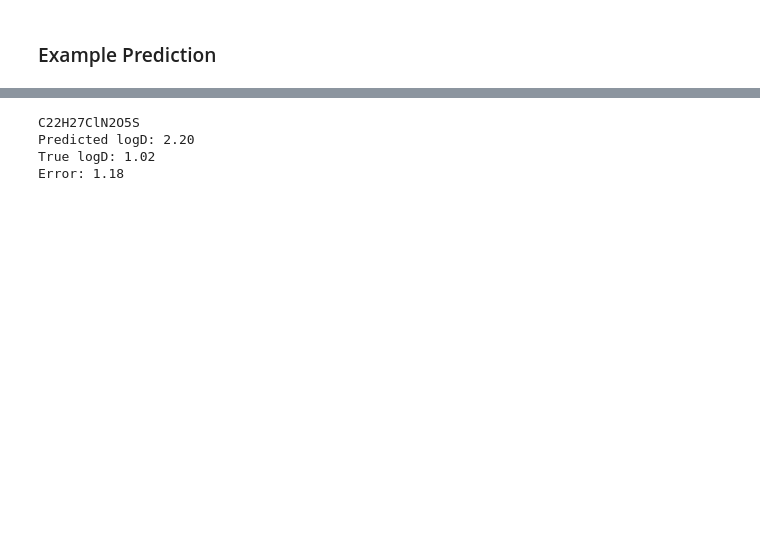
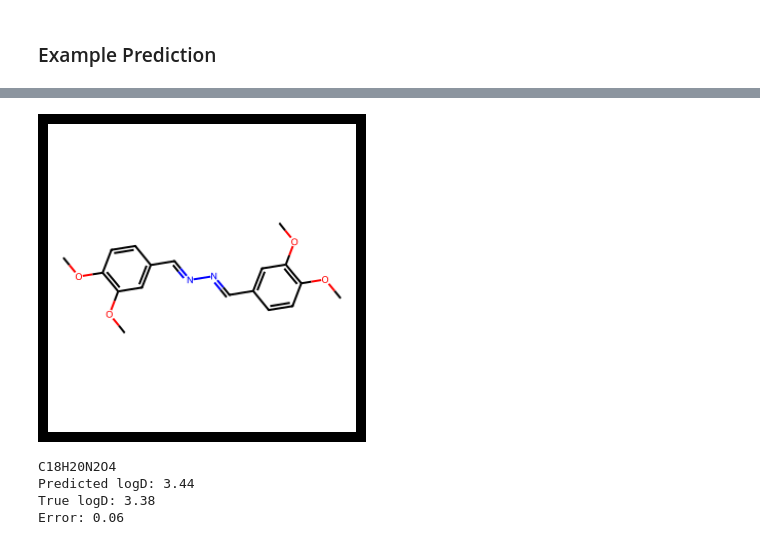
Before and after one commit to Pentaphone/nn_tests, a Jupyter notebook: nn_test2/nn_test2.ipynb, the cells around one changed output, grey strips where cells are left out. Saved outputs shown, nothing was run; the diff lists cells and outputs as text; code cells hidden in the pictures; blank space fills up the shorter version.

```diff
--- a/nn_test2/nn_test2.ipynb
+++ b/nn_test2/nn_test2.ipynb
@@ -328,6 +348,8 @@ Model saved
 ### Example Prediction
 # %%
 # EXAMPLE
+visualization = "2d"
+
 i = torch.randint(0, len(test_data), (1,)).item()
 mol = Chem.MolFromSmiles(test_data.dataset.data.loc[i, "RDKIT_SMILES"])
 formula = rdMolDescriptors.CalcMolFormula(mol)
@@ -337,15 +359,28 @@ model.eval()
 pred = model.predict(mol)
 error = abs(pred - exp)
 
-view = py3Dmol.view(width=400, height=400)
-view.setBackgroundColor('black')
-view.addModel(mol_3d_from_mol(mol), "mol")
-view.setStyle({
-    "stick": {},
-    "sphere": {"scale": 0.3}
-    })
-view.zoomTo()
-view.show()
+if visualization not in ["2d", "3d", "none"]:
+  raise ValueError("Visualization must be either '2d', '3d' or 'none'")
+
+match visualization:
+
+  case "2d":
+    plt.figure(figsize=(4,4))
+    plt.axis("off")
+    image = Draw.MolToImage(mol)
+    plt.imshow(image)
+    plt.show()
+
+  case "3d":
+    view = py3Dmol.view(width=400, height=400)
+    view.setBackgroundColor('black')
+    view.addModel(mol_3d_from_mol(mol), "mol")
+    view.setStyle({
+        "stick": {},
+        "sphere": {"scale": 0.3}
+        })
+    view.zoomTo()
+    view.show()
 
 print(formula)
 print(f"Predicted logD: {pred:.2f}")
@@ -356,4 +390,5 @@ print(f"Error: {error:.2f}")
+[figure, added]
-C22H27ClN2O5S
-Predicted logD: 2.20
-True logD: 1.02
-Error: 1.18
+C18H20N2O4
+Predicted logD: 3.44
+True logD: 3.38
+Error: 0.06
```
Also changed, not shown: parts of 6 cells of this notebook.
